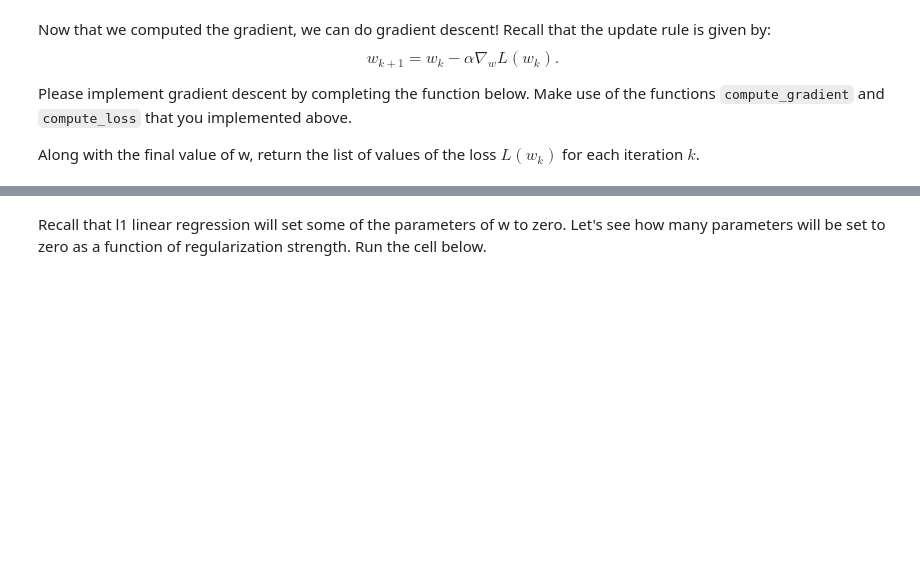
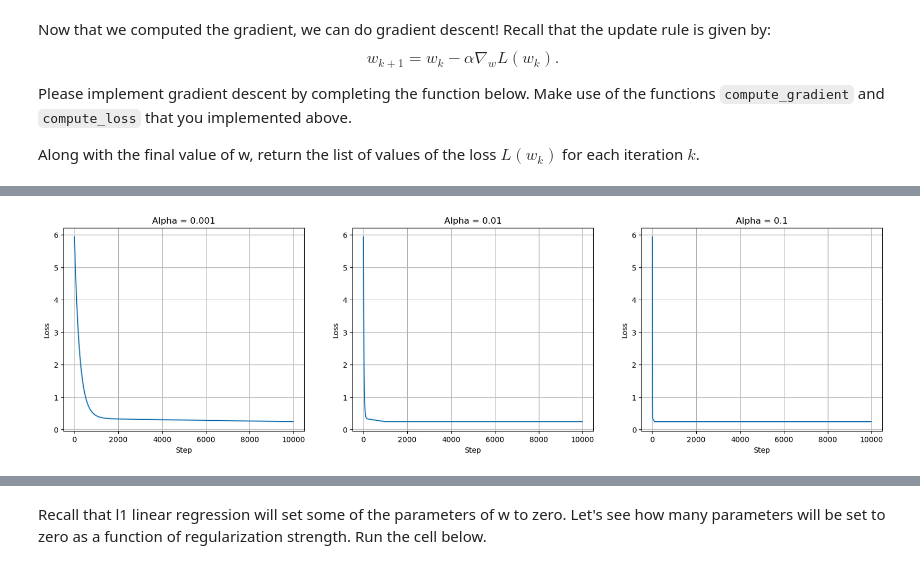
Before and after one commit to zglyn/Machine-Learning-CS-6923, a Jupyter notebook: lab3_regularization_logreg_gd.ipynb, the cells around one changed output, grey strips where cells are left out. Drawn from its saved outputs; the diff is of its cells as text; code cells hidden in the pictures; blank space fills up the shorter version.

```diff
--- a/lab3_regularization_logreg_gd.ipynb
+++ b/lab3_regularization_logreg_gd.ipynb
@@ -122,9 +122,16 @@ def compute_gradient(X, y, w, lam):
         Gradient of the loss function with respect to w
     """
     # TODO: YOUR CODE HERE!
+    n = X.shape[0]
 
-    # return gradient
+    yhat = X @ w
 
+    mse_gradient = (2 / n) * X.T @ (yhat - y)
+    l1_gradient = lam * np.sign(w)
+
+    gradient = mse_gradient + l1_gradient
+
+    return gradient
 
 w = np.random.randn(n_features,)
 compute_gradient(X_tr, y_tr, w, lam)
@@ -184,6 +196,10 @@ def gradient_descent(X, y, w_init, lam, alpha, num_iter=10000
     # Perform gradient descent
     for i in range(num_iter):
       # TODO: YOUR CODE HERE!
+      gradient = compute_gradient(X,y,w,lam)
+      curr_loss = compute_loss(X, y, w, lam)
+      loss_history.append(curr_loss)
+      w = w - alpha*gradient
       ...
 
     return w, loss_history
@@ -192,11 +208,84 @@ def gradient_descent(X, y, w_init, lam, alpha, num_iter=10000
 w_init = np.ones((n_features,))
 w, loss_history = gradient_descent(X_tr, y_tr, w_init, lam=0.1, alpha=.001)
 
+f, (ax1, ax2, ax3) = plt.subplots(1, 3, figsize=(20, 5))
+xs = np.arange(len(loss_history))
+ys = np.array(loss_history)
+
+ax1.set_title("Alpha = 0.001")
+ax1.plot(xs, ys)
+ax1.grid()
+ax1.set_xlabel("Step")
+ax1.set_ylabel("Loss")
+
+# ------------------
+
+w_init = np.ones((n_features,))
+w, loss_history = gradient_descent(X_tr, y_tr, w_init, lam=0.1, alpha=.01)
+xs = np.arange(len(loss_history))
+ys = np.array(loss_history)
+
+ax2.set_title("Alpha = 0.01")
+ax2.plot(xs, ys)
+ax2.grid()
+ax2.set_xlabel("Step")
+ax2.set_ylabel("Loss")
+
+# ........
+
+w_init = np.ones((n_features,))
+w, loss_history = gradient_descent(X_tr, y_tr, w_init, lam=0.1, alpha=0.1)
+xs = np.arange(len(loss_history))
+ys = np.array(loss_history)
+
+ax3.set_title("Alpha = 0.1")
+ax3.plot(xs, ys)
+ax3.grid()
+ax3.set_xlabel("Step")
+ax3.set_ylabel("Loss")
+
+# -------------
+w_init = np.ones((n_features,))
+w, loss_history = gradient_descent(X_tr, y_tr, w_init, lam=0.1, alpha=1)
+xs = np.arange(len(loss_history))
+ys = np.array(loss_history)
+
 f, ax = plt.subplots(1, 1, figsize=(5, 5))
 xs = np.arange(len(loss_history))
 ys = np.array(loss_history)
 
+ax.set_title("Alpha = 1")
 ax.plot(xs, ys)
 ax.grid()
 ax.set_xlabel("Step")
 ax.set_ylabel("Loss")
+
+# -------------
+w_init = np.ones((n_features,))
+w, loss_history = gradient_descent(X_tr, y_tr, w_init, lam=0.1, alpha=10)
+
+f, ax = plt.subplots(1, 1, figsize=(5, 5))
+xs = np.arange(len(loss_history))
+ys = np.array(loss_history)
+
+ax.set_title("Alpha = 10")
+ax.plot(xs, ys)
+ax.grid()
+ax.set_xlabel("Step")
+ax.set_ylabel("Loss")
+
+# -------------
+
+w_init = np.ones((n_features,))
+w, loss_history = gradient_descent(X_tr, y_tr, w_init, lam=0.1, alpha=100)
+
+f, ax = plt.subplots(1, 1, figsize=(5, 5))
+xs = np.arange(len(loss_history))
+ys = np.array(loss_history)
+
+ax.set_title("Alpha = 100")
+ax.plot(xs, ys)
+ax.grid()
+ax.set_xlabel("Step")
+ax.set_ylabel("Loss")
+# %% [output]
@@ -202,0 +293 @@ ax.set_ylabel("Loss")
+[figure, added]
```
Also changed, not shown: parts of 17 cells of this notebook, 8 other files.
